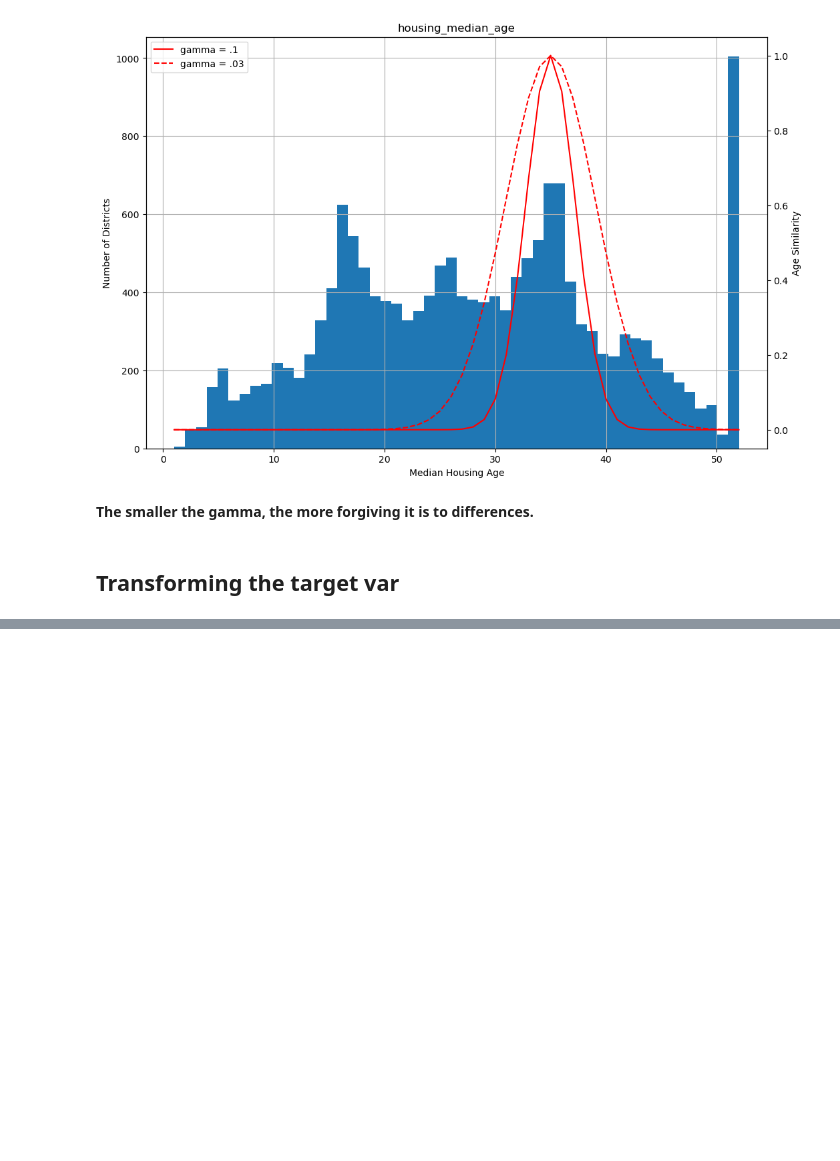
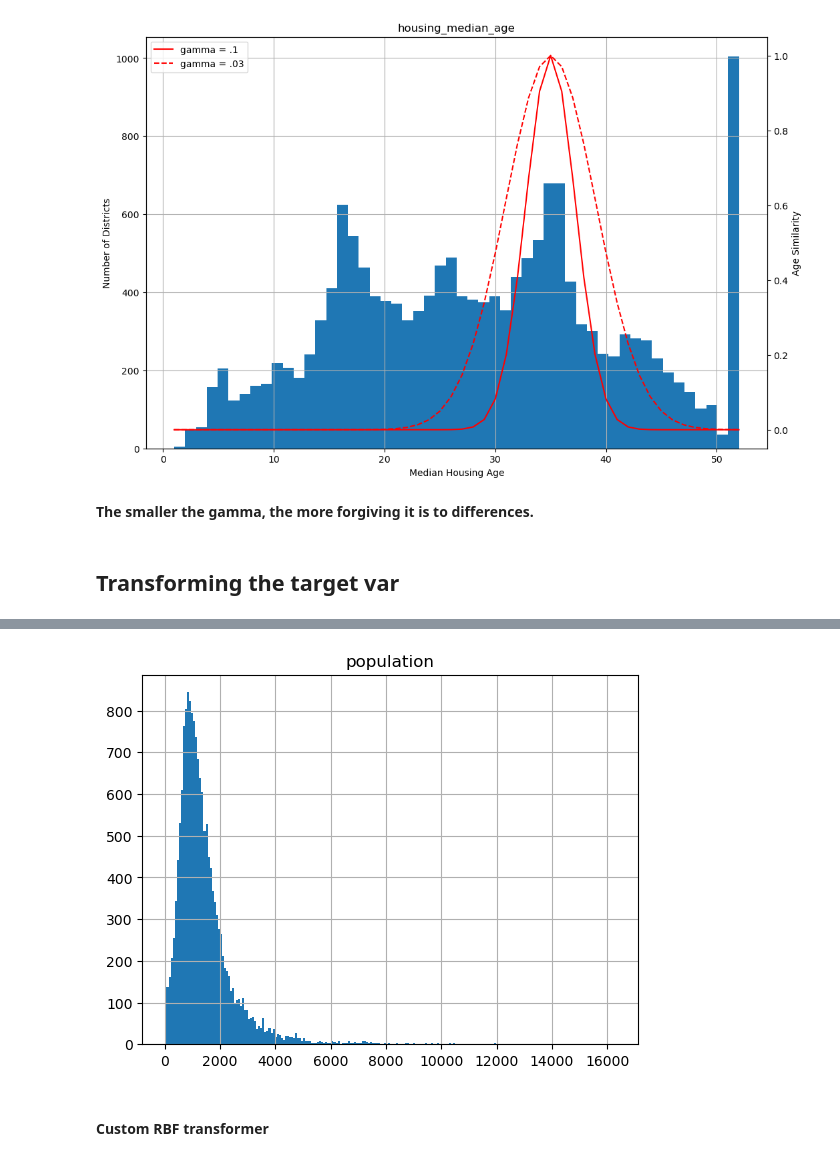
Before and after one commit to mduncan23/badal-book, a Jupyter notebook: Chapter 1 and 2.ipynb, the cells around one changed output, grey strips where cells are left out. Saved outputs shown, nothing was run; the diff lists cells and outputs as text; code cells hidden in the pictures; blank space fills up the shorter version.

```diff
--- a/Chapter 1 and 2.ipynb
+++ b/Chapter 1 and 2.ipynb
@@ -885,0 +998,8 @@ ax2.legend(loc=2);
+# %%
+unlog_pop = log_transformer.inverse_transform(log_pop)
+# %%
+unlog_pop.hist(bins = 'auto');
+# %% [output]
+[figure, added]
+# %% [markdown]
+#### Custom RBF transformer
```
Also changed, not shown: parts of 52 cells of this notebook.
